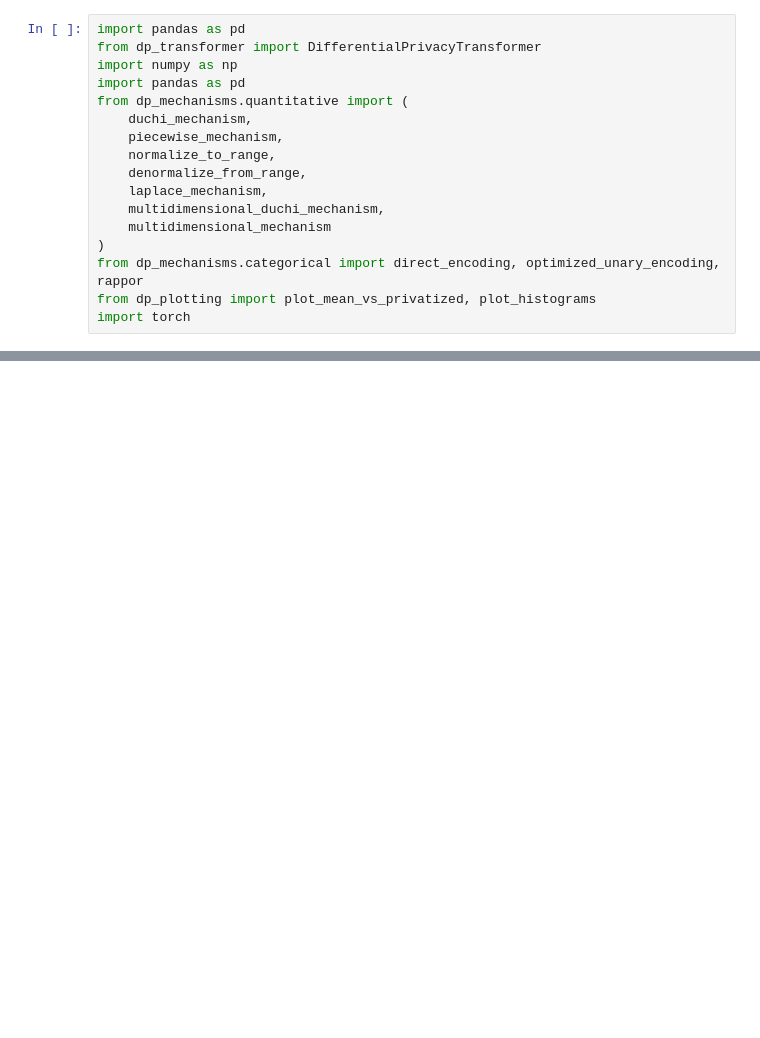
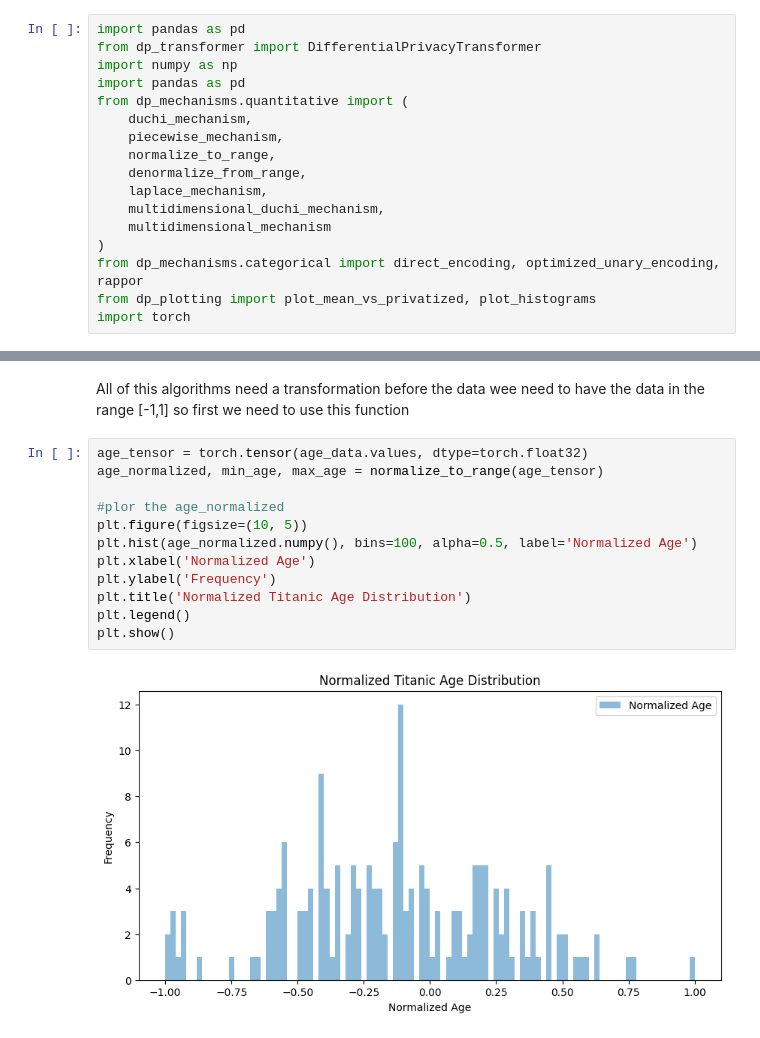
Before and after one commit to davidsmoreno/DifPrivHealthCostPredict, a Jupyter notebook: python_class/Titanic_numerical_methods_aplications.ipynb, the cells around one changed output, grey strips where cells are left out. Cells and saved outputs as stored; diff of their text form; blank space fills up the shorter version.

```diff
--- a/python_class/Titanic_numerical_methods_aplications.ipynb
+++ b/python_class/Titanic_numerical_methods_aplications.ipynb
@@ -96,0 +54,16 @@ plt.show()
+# %% [markdown]
+All of this algorithms need a transformation before the data wee need to have the data in the range [-1,1] so first we need to use this function
+# %%
+age_tensor = torch.tensor(age_data.values, dtype=torch.float32)
+age_normalized, min_age, max_age = normalize_to_range(age_tensor)
+
+#plor the age_normalized
+plt.figure(figsize=(10, 5))
+plt.hist(age_normalized.numpy(), bins=100, alpha=0.5, label='Normalized Age')
+plt.xlabel('Normalized Age')
+plt.ylabel('Frequency')
+plt.title('Normalized Titanic Age Distribution')
+plt.legend()
+plt.show()
+# %% [output]
+[figure, added]
```
Also changed, not shown: parts of 11 cells of this notebook, 1 other file.
